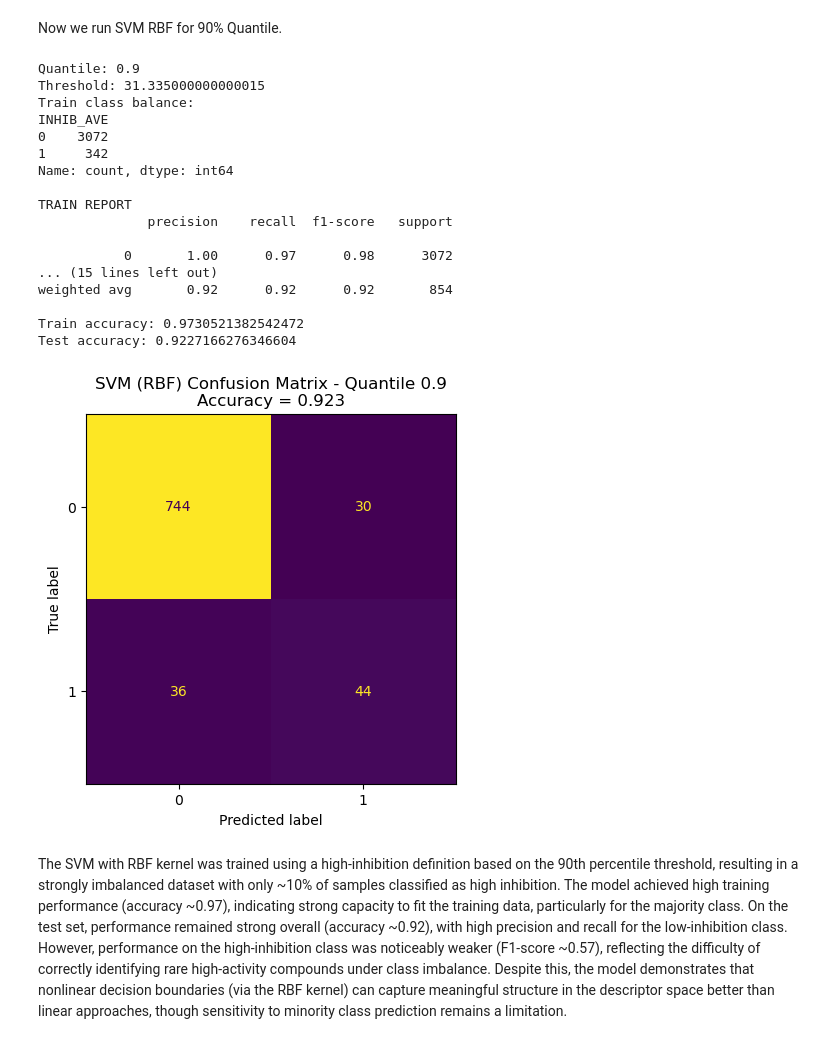
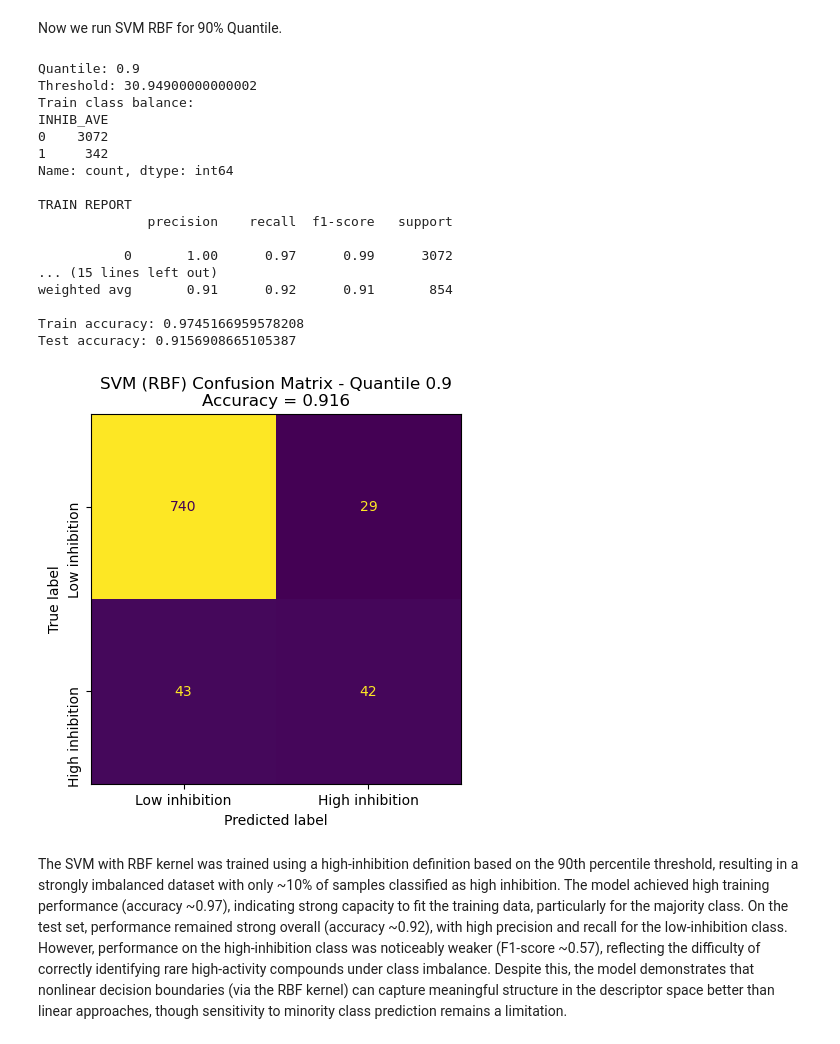
Before and after one commit to dw1229/chem277a-final-ecoli-inhibition-ml, a Jupyter notebook: svm_linear_log_cluster.ipynb, the cells around one changed output. Drawn from its saved outputs; the diff is of its cells as text; code cells hidden in the pictures.

```diff
--- a/svm_linear_log_cluster.ipynb
+++ b/svm_linear_log_cluster.ipynb
@@ -528,3 +528,37 @@ X_test shape: (854, 1037)
 X_train_scaled shape: (3414, 1037)
 X_test_scaled shape: (854, 1037)
 Numeric feature columns: ['NASSAYS', 'INHIB_STD', 'DMAX_AVE', 'MW', 'logP', 'TPSA', 'HBD', 'HBA', 'RotBonds', 'Rings', 'ArRings', 'QED', 'MIC_VALUE_uM', 'morgan_0', 'morgan_1', 'morgan_2', 'morgan_3', ...
+# %%
+# 0.9 quantile binary labels (for stratification + modeling)
+y_binary_90 = (y > y.quantile(0.9)).astype(int)
+
+# Train/test split stratified on 0.9 definition
+X_train_90, X_test_90, y_train_90, y_test_90 = train_test_split(
+    X,
+    y,
+    test_size=0.2,
+    random_state=28,
+    stratify=y_binary_90
+)
+
+# Scale features
+scaler_90 = StandardScaler()
+
+X_train_scaled_90 = pd.DataFrame(
+    scaler_90.fit_transform(X_train_90),
+    columns=X_train_90.columns,
+    index=X_train_90.index
+)
+
+X_test_scaled_90 = pd.DataFrame(
+    scaler_90.transform(X_test_90),
+    columns=X_test_90.columns,
+    index=X_test_90.index
+)
+
+# Sanity check
+print("Train class balance (0.9):")
+print(y_binary_90[X_train_90.index].value_counts())
+
+print("Test class balance (0.9):")
+print(y_binary_90[X_test_90.index].value_counts())
@@ -686,33 +732,34 @@ The SVM with RBF kernel was trained using a 70th percentile threshold to define
 # %% [markdown]
 Now we run SVM RBF for 90% Quantile.
 # %%
-svm_90, y_test_bin_90, y_pred_test_90 = run_svm_rbf(X_train_scaled, X_test_scaled, y_train, y_test, 0.9)
+svm_90, y_test_bin_90, y_pred_test_90 = run_svm_rbf(X_train_scaled_90, X_test_scaled_90, y_train_90, y_test_90, 0.9)
 cm_90 = confusion_matrix(y_test_bin_90, y_pred_test_90)
 acc_90 = accuracy_score(y_test_bin_90, y_pred_test_90)
 
-disp_90 = ConfusionMatrixDisplay(confusion_matrix=cm_90)
+disp_90 = ConfusionMatrixDisplay(confusion_matrix=cm_90, display_labels=["Low inhibition", "High inhibition"])
 disp_90.plot(colorbar=False)
 
 plt.title(f"SVM (RBF) Confusion Matrix - Quantile 0.9\nAccuracy = {acc_90:.3f}")
+plt.yticks(rotation=90)
 plt.show()
 # %% [output]
 Quantile: 0.9
-Threshold: 31.335000000000015
+Threshold: 30.94900000000002
 Train class balance:
 INHIB_AVE
 0    3072
 1     342
 Name: count, dtype: int64
 
 TRAIN REPORT
               precision    recall  f1-score   support
 
-           0       1.00      0.97      0.98      3072
+           0       1.00      0.97      0.99      3072
 ... (15 lines left out)
-weighted avg       0.92      0.92      0.92       854
+weighted avg       0.91      0.92      0.91       854
 
-Train accuracy: 0.9730521382542472
-Test accuracy: 0.9227166276346604
+Train accuracy: 0.9745166959578208
+Test accuracy: 0.9156908665105387
-[figure, old version]
+[figure, new version]
 # %% [markdown]
 The SVM with RBF kernel was trained using a high-inhibition definition based on the 90th percentile threshold, resulting in a strongly imbalanced dataset with only ~10% of samples classified as high inhibition. The model achieved high training performance (accuracy ~0.97), indicating strong capacity to fit the training data, particularly for the majority class. On the test set, performance remained strong overall (accuracy ~0.92), with high precision and recall for the low-inhibition class. However, performance on the high-inhibition class was noticeably weaker (F1-score ~0.57), reflecting the difficulty of correctly identifying rare high-activity compounds under class imbalance. Despite this, the model demonstrates that nonlinear decision boundaries (via the RBF kernel) can capture meaningful structure in the descriptor space better than linear approaches, though sensitivity to minority class prediction remains a limitation.
```
Also changed, not shown: parts of 42 cells of this notebook.
